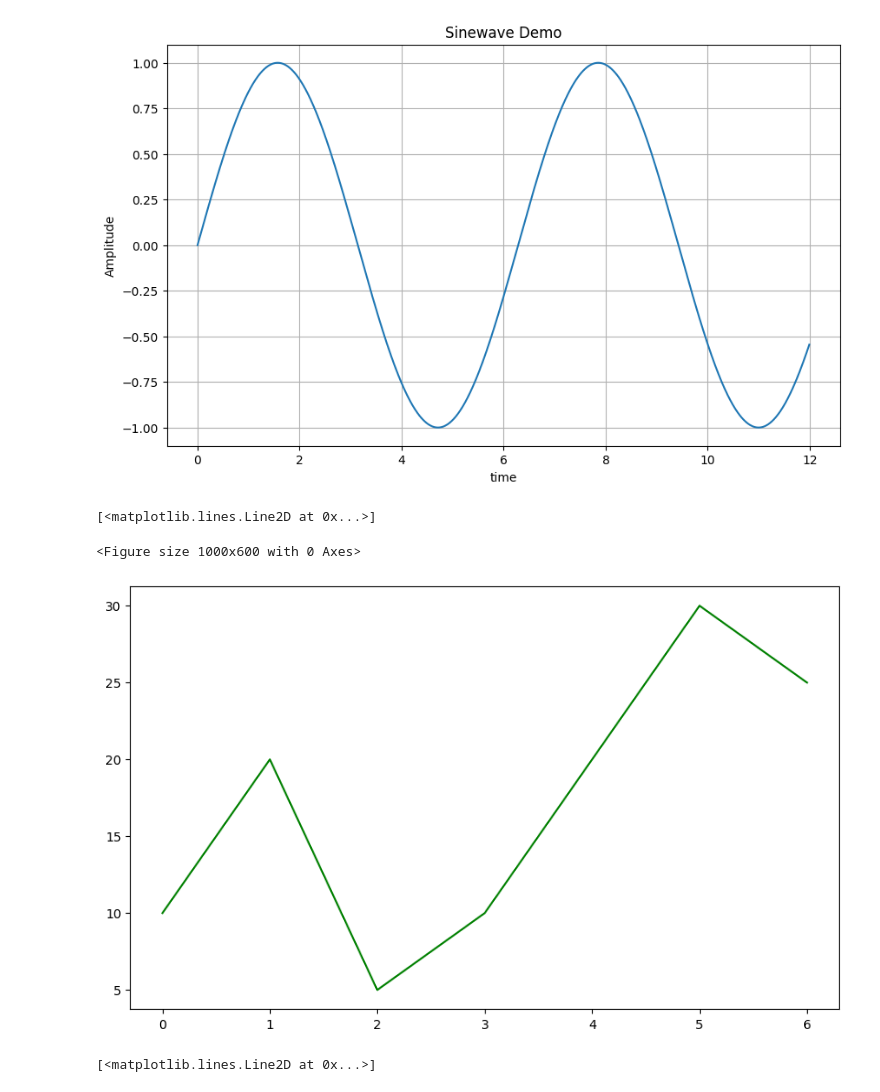
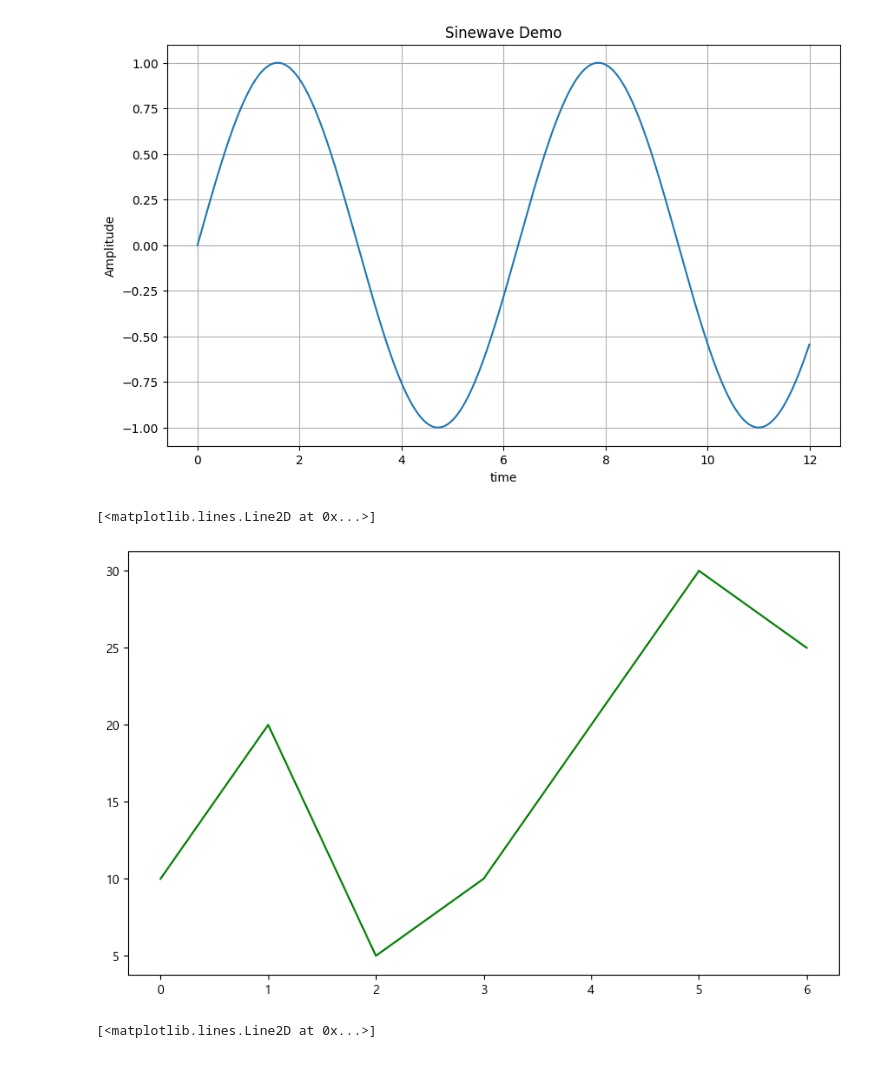
Before and after one commit to papasmf1/python20230425, a Jupyter notebook: Pandas_matplotlib으로차트그리기.ipynb, the cells around one changed output. Drawn from its saved outputs; the diff is of its cells as text; code cells hidden in the pictures.

```diff
--- a/Pandas_matplotlib으로차트그리기.ipynb
+++ b/Pandas_matplotlib으로차트그리기.ipynb
@@ -25,15 +25,13 @@ Text(0.5, 1.0, 'Sinewave Demo')
 # %%
 plt.figure(figsize=(10,6))
 
 t = [0, 1, 2, 3, 4, 5, 6]
 y = [10, 20, 5, 10, 20, 30, 25]
 
-plt.figure(figsize=(10,6))
 plt.plot(t, y, color='green')
 # %% [output]
 [<matplotlib.lines.Line2D at 0x...>]
-<Figure size 1000x600 with 0 Axes>
-[figure, old version]
+[figure, new version]
 # %%
 #linestyle을 dashed로 지정한 경우
 plt.figure(figsize=(10,6))
```
Also changed, not shown: parts of 7 cells of this notebook.
